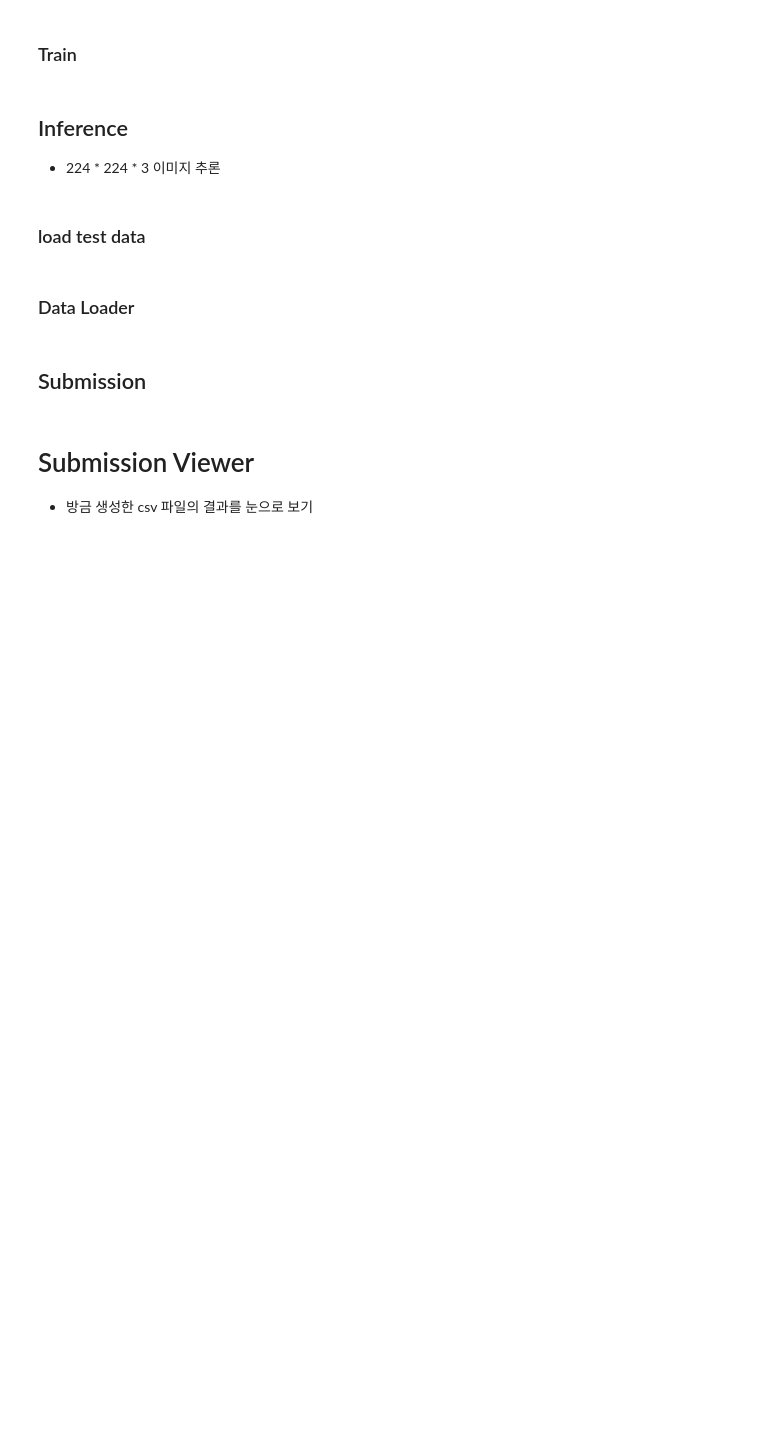
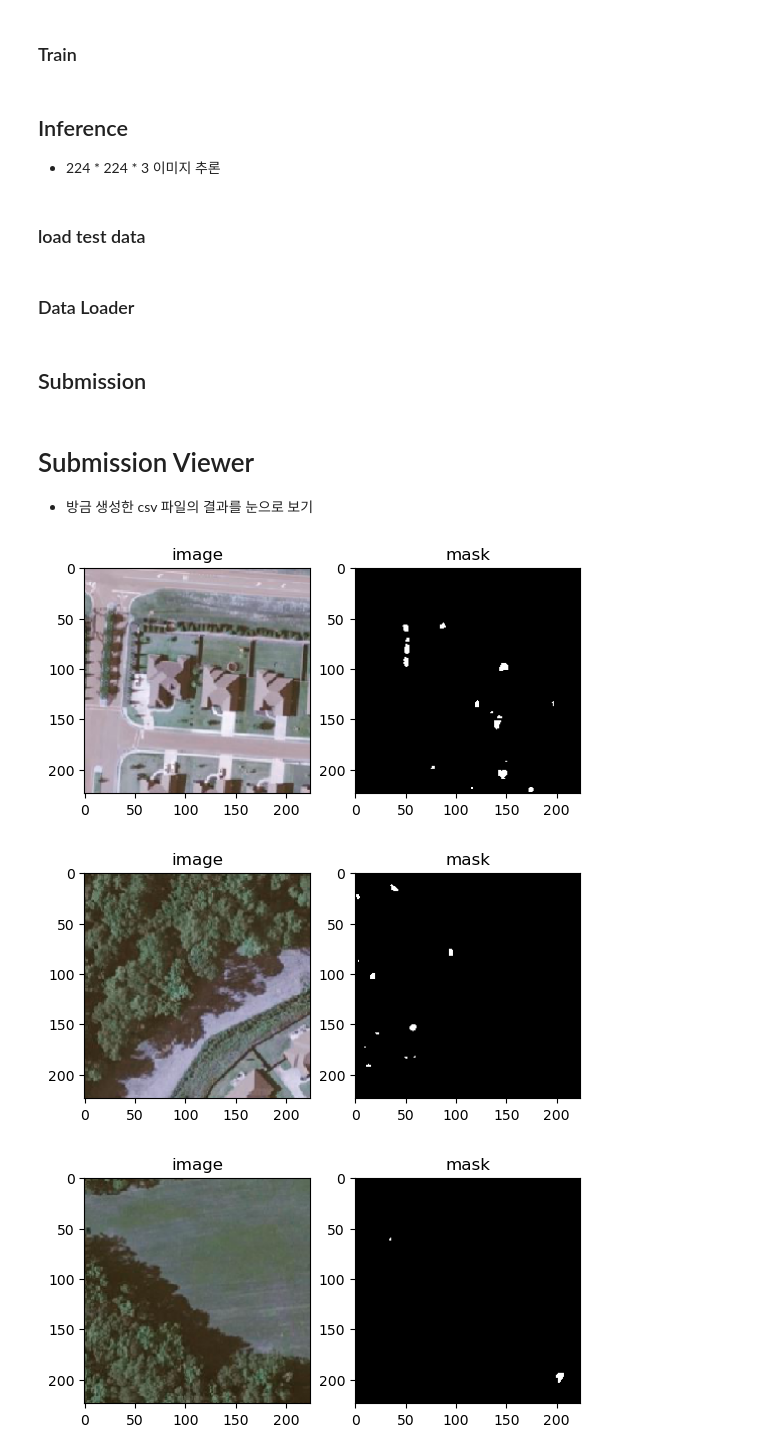
Before and after one commit to KURasengan/SWdacon, a Jupyter notebook: wonjun/baseline_ver2.ipynb, the cells around one changed output. Saved outputs shown, nothing was run; the diff lists cells and outputs as text; code cells hidden in the pictures; blank space fills up the shorter version.

```diff
--- a/wonjun/baseline_ver2.ipynb
+++ b/wonjun/baseline_ver2.ipynb
@@ -30,15 +31,16 @@ config = {
     'test_data': 'test20.csv', # change test data csv name
     'seed': 42,
     'valid_size': 0.1,
-    'early_stopping': 10,
+    'early_stopping': 20,
+    'scheduler': True,
     'train' : {
        'batch_size' : 16,
        'num_workers': 1,
-       'epochs': 50,
+       'epochs': 100,
        'lr': 0.001,
     },
     'inference' : {
-       'batch_size' : 16,
+       'batch_size' : 8,
        'num_workers': 1,
        'threshold': 0.35,
     },
@@ -46,12 +48,12 @@ config = {
 
 custom_transform = {
     'train':A.Compose([
-        A.Resize(224, 224),
+        A.augmentations.crops.transforms.RandomCrop(224,224,p=1.0),
         A.Normalize(),
         ToTensorV2()
     ]),
     'valid':A.Compose([
-        A.Resize(224, 224),
+        A.augmentations.crops.transforms.CenterCrop(224,224,p=1.0),
         A.Normalize(),
         ToTensorV2()
     ]),
@@ -461,3 +493,9 @@ def submission_viewer(test_csv, submit_csv, img_num, base_path = config['base_pa
 # %%
-last_submit = pd.read_csv(f"{config['base_path']}/{file_name}")
+last_submit = pd.read_csv(f"../open (1)/baseline (1).csv")
 submission_viewer(test_df, last_submit, 0) # 보고 싶은 test 번호로 변경
+submission_viewer(test_df, last_submit, 1)
+submission_viewer(test_df, last_submit, 2)
+# %% [output]
+[figure, added]
+[figure, added]
+[figure, added]
```
Also changed, not shown: parts of 7 cells of this notebook.
